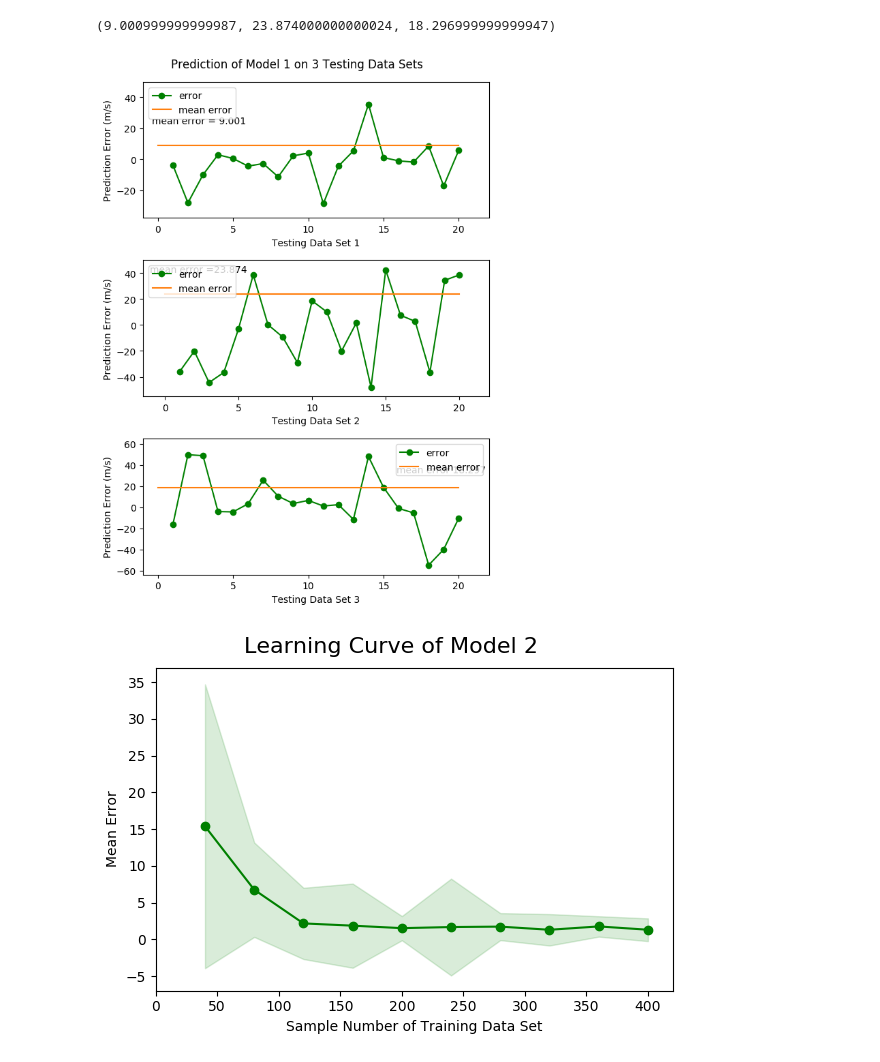
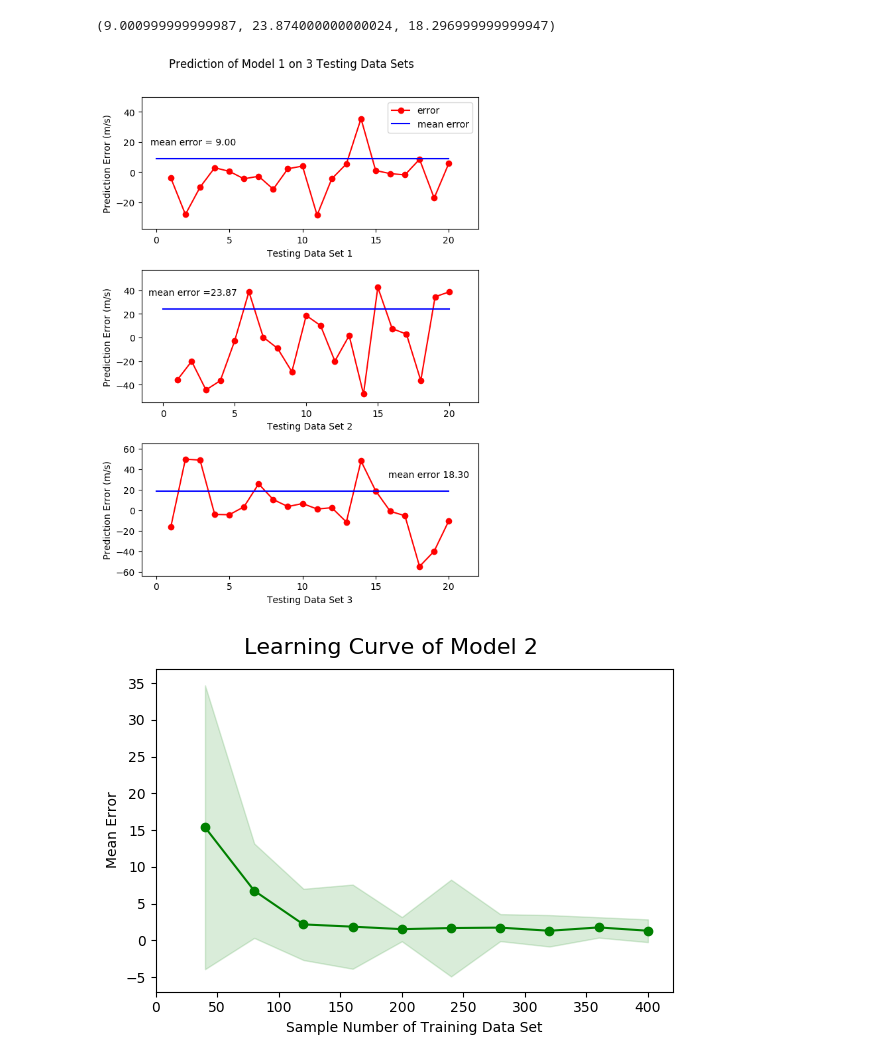
Before and after one commit to hunan16/python_coding, a Jupyter notebook: pictures_for_paperRBF.ipynb, the cells around one changed output. Saved outputs shown, nothing was run; the diff lists cells and outputs as text; code cells hidden in the pictures.

```diff
--- a/pictures_for_paperRBF.ipynb
+++ b/pictures_for_paperRBF.ipynb
@@ -161,15 +139,15 @@ fig = pl.figure(figsize=(6,8), dpi = 100)
 #---------------------------测试集1上的误差图---------------------------
 ax = fig.add_subplot(3, 1, 1)
 
-ax.plot(sizes, test_diff1, 'o-', color = 'g', label = 'error')
+ax.plot(sizes, test_diff1, 'o-', color = 'r', label = 'error')
 
 # 插入均值线
 X = np.linspace(0, 20, 300,endpoint=True)
 test_diffmean1 = np.zeros(300)+mean1
-ax.plot(X,test_diffmean1,color = 'C1', label = 'mean error')
+ax.plot(X,test_diffmean1,color = 'b', label = 'mean error')
 #插入均值注释
-ax.annotate('mean error = %s'%mean1, xy=(-0.4, mean1),\
-            xycoords='data',xytext=(0, 23), textcoords='offset points')
+ax.annotate('mean error = %.2f'%mean1, xy=(-0.4, mean1),\
+            xycoords='data',xytext=(0, 15), textcoords='offset points')
 
 #ax.set_title('Prediction of Model 1 on Testing Data Set 1 ', fontsize = 8)
 ax.set_xlabel('Testing Data Set 1')
@@ -177,10 +155,10 @@ ax.set_ylabel('Prediction Error (m/s)')
 ax.set_xlim([-1, 22])
 ax.set_ylim([-38, 50])
 
+#ax.legend(bbox_to_anchor=(0.7, 0.7), loc='lower left', borderaxespad = 0.5)
+fig.suptitle('Prediction of Model 1 on 3 Testing Data Sets', fontsize = 12, y = 1.05)
+ax.legend( loc='upper right', borderaxespad = 0.6)
 
-
-
-ax.legend( loc='upper left', borderaxespad = 0.6)
 fig.tight_layout()
 
 fig
@@ -188,52 +166,48 @@ fig
 #---------------------------测试集2上的误差图---------------------------
 ax = fig.add_subplot(3, 1, 2)
 
-ax.plot(sizes, test_diff2, 'o-', color = 'g', label = 'error')
+ax.plot(sizes, test_diff2, 'o-', color = 'r', label = 'error')
 # 插入均值线
 X = np.linspace(0, 20, 300,endpoint=True)
 test_diffmean2 = np.zeros(300)+mean2
-ax.plot(X,test_diffmean2,color = 'C1', label = 'mean error')
+ax.plot(X,test_diffmean2,color = 'b', label = 'mean error')
 #插入均值注释
-ax.annotate('mean error =%s'%mean2, xy=(-1, mean2),\
-            xycoords='data',xytext=(0, 23), textcoords='offset points')
+ax.annotate('mean error =%.2f'%mean2, xy=(-1, mean2),\
+            xycoords='data',xytext=(0, 15), textcoords='offset points')
 
-
-#ax.set_title('Prediction of Model 1 on Testing Data Set 2 ', fontsize = 8)
 ax.set_xlabel('Testing Data Set 2')
 ax.set_ylabel('Prediction Error (m/s)')
 ax.set_xlim([-1.5, 22])
-ax.set_ylim([-55, 50])
+ax.set_ylim([-55, 57])
 
-ax.legend( loc='upper left', borderaxespad = 0.6)
+#ax.legend( loc='upper left', borderaxespad = 0.6)
 fig.tight_layout()
 
 fig
 
 #---------------------------测试集3上的误差图---------------------------
 ax = fig.add_subplot(3, 1, 3)
 
-ax.plot(sizes, test_diff3, 'o-', color = 'g', label = 'error')
+ax.plot(sizes, test_diff3, 'o-', color = 'r', label = 'error')
 # 插入均值线
 X = np.linspace(0, 20, 300,endpoint=True)
 test_diffmean3 = np.zeros(300)+mean3
-ax.plot(X,test_diffmean3,color = 'C1', label = 'mean error')
+ax.plot(X,test_diffmean3,color = 'b', label = 'mean error')
 #插入均值注释
-ax.annotate('mean error %s'%mean3, xy=(20, mean3),\
-            xycoords='data',xytext=(-66, 16), textcoords='offset points')
+ax.annotate('mean error %.2f'%mean3, xy=(20, mean3),\
+            xycoords='data',xytext=(-66, 15), textcoords='offset points')
 
-#ax.set_title('Prediction of Model 1 on Testing Data Set 3 ', fontsize = 8)
 ax.set_xlabel('Testing Data Set 3')
 ax.set_ylabel('Prediction Error (m/s)')
 ax.set_xlim([-1, 22])
 ax.set_ylim([-64, 65])
 
-ax.legend( loc='upper right', borderaxespad = 0.6)
-fig.suptitle('Prediction of Model 1 on 3 Testing Data Sets', fontsize = 12, y = 1.02)
+#ax.legend( loc='upper right', borderaxespad = 0.6)
 fig.tight_layout()
 
 fig
 # %% [output]
-[figure, old version]
+[figure, new version]
 # %%
 # ---------------------------电流数据----------------------------
 
```
Also changed, not shown: parts of 4 cells of this notebook, 7 other files.
